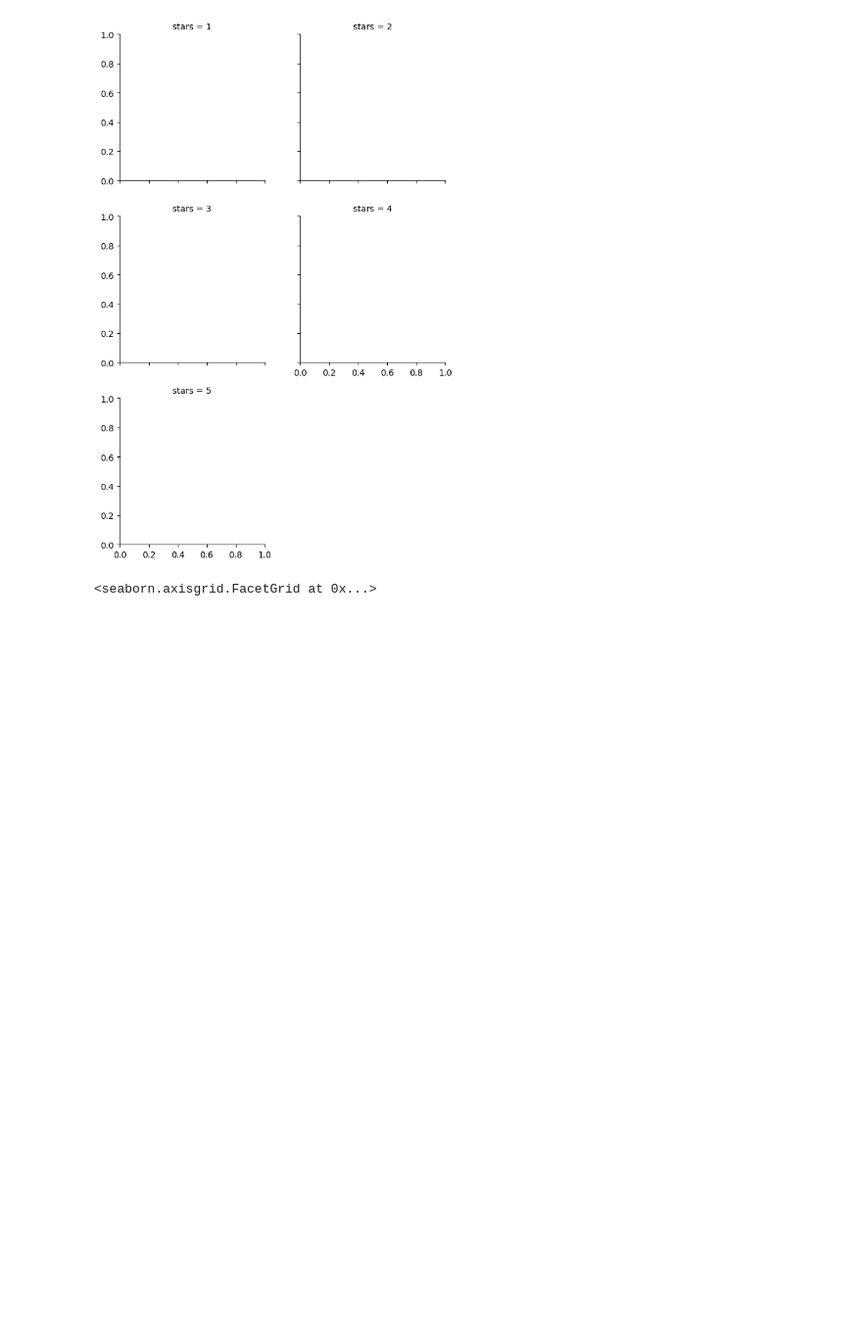
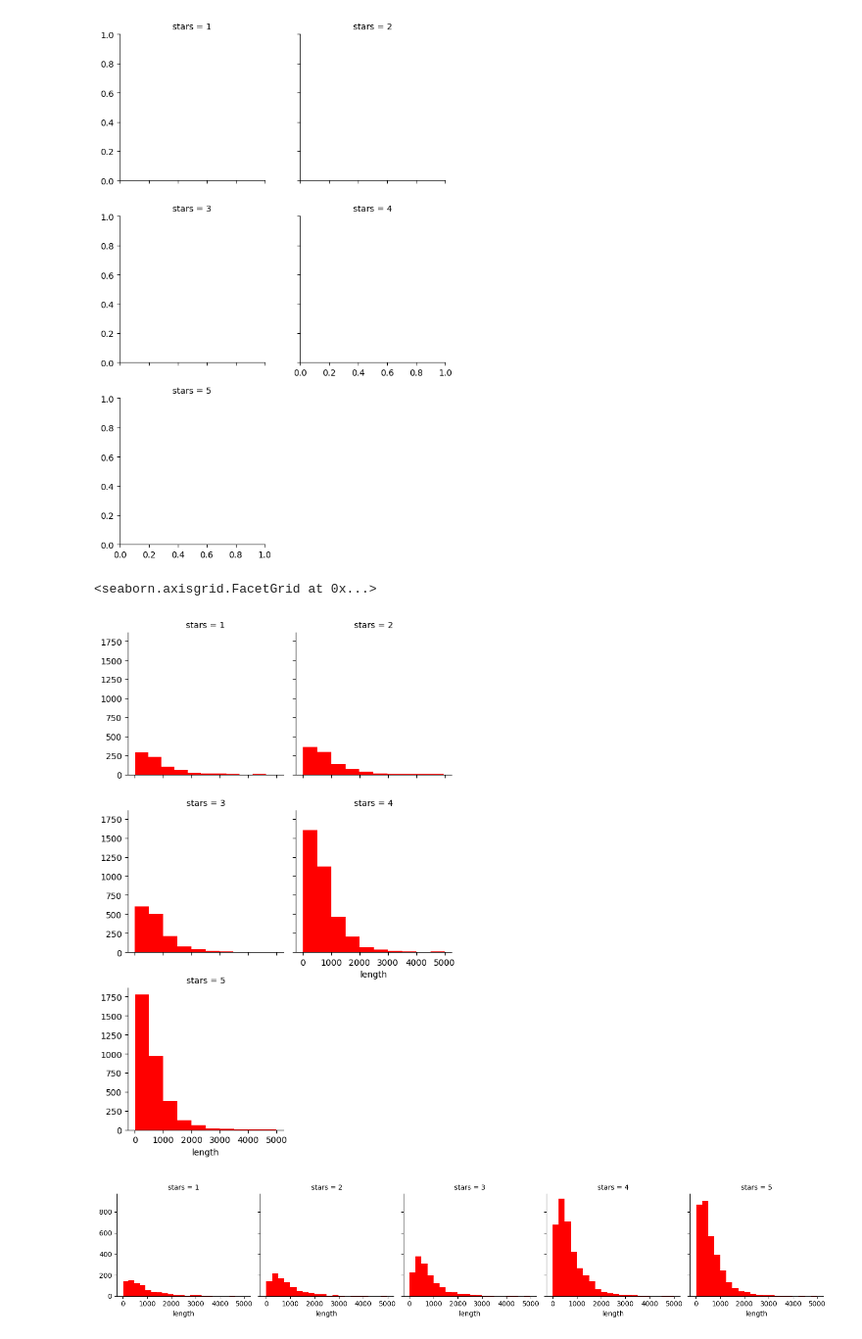
Before and after one commit to Kris1825/NLP-YELP-REVIEW-CLASSIFICATION, a Jupyter notebook: Untitled.ipynb, the cells around one changed output. Shown: that part at 98% size. Saved outputs shown, nothing was run; the diff lists cells and outputs as text; code cells hidden in the pictures; blank space fills up the shorter version.

```diff
--- a/Untitled.ipynb
+++ b/Untitled.ipynb
@@ -140,6 +140,9 @@ g = sns.FacetGrid(data = yelp_df, col = 'stars', col_wrap = 2)
 # %% [output]
 [figure]
 # %%
-g.map(plt.hist, 'length', bins = 10, color = 'r')
+g = sns.FacetGrid(data=yelp_df, col='stars', col_wrap=5)
+g.map(plt.hist, 'length', bins = 20, color = 'r')
 # %% [output]
 <seaborn.axisgrid.FacetGrid at 0x...>
+[figure, added]
+[figure, added]
```
Also changed, not shown: parts of 16 cells of this notebook.
